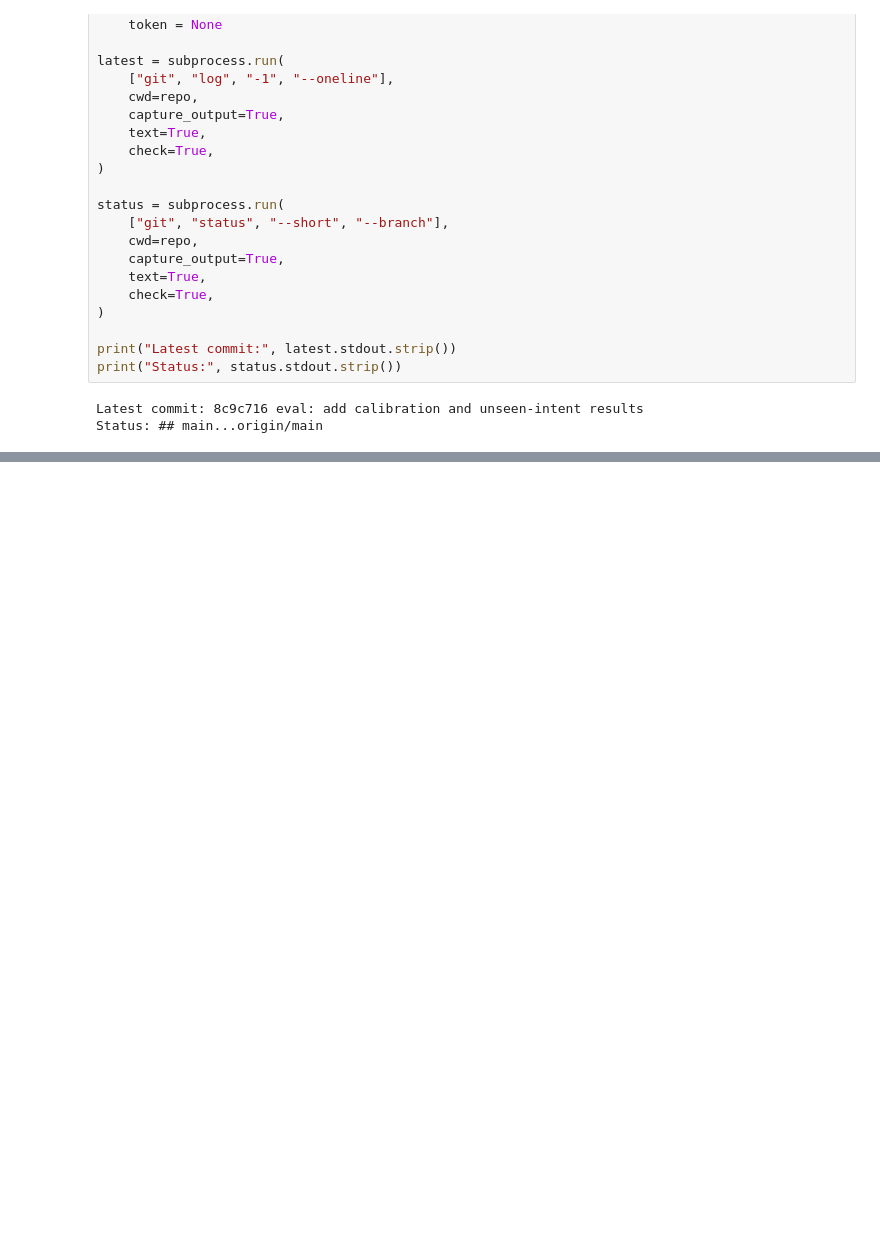
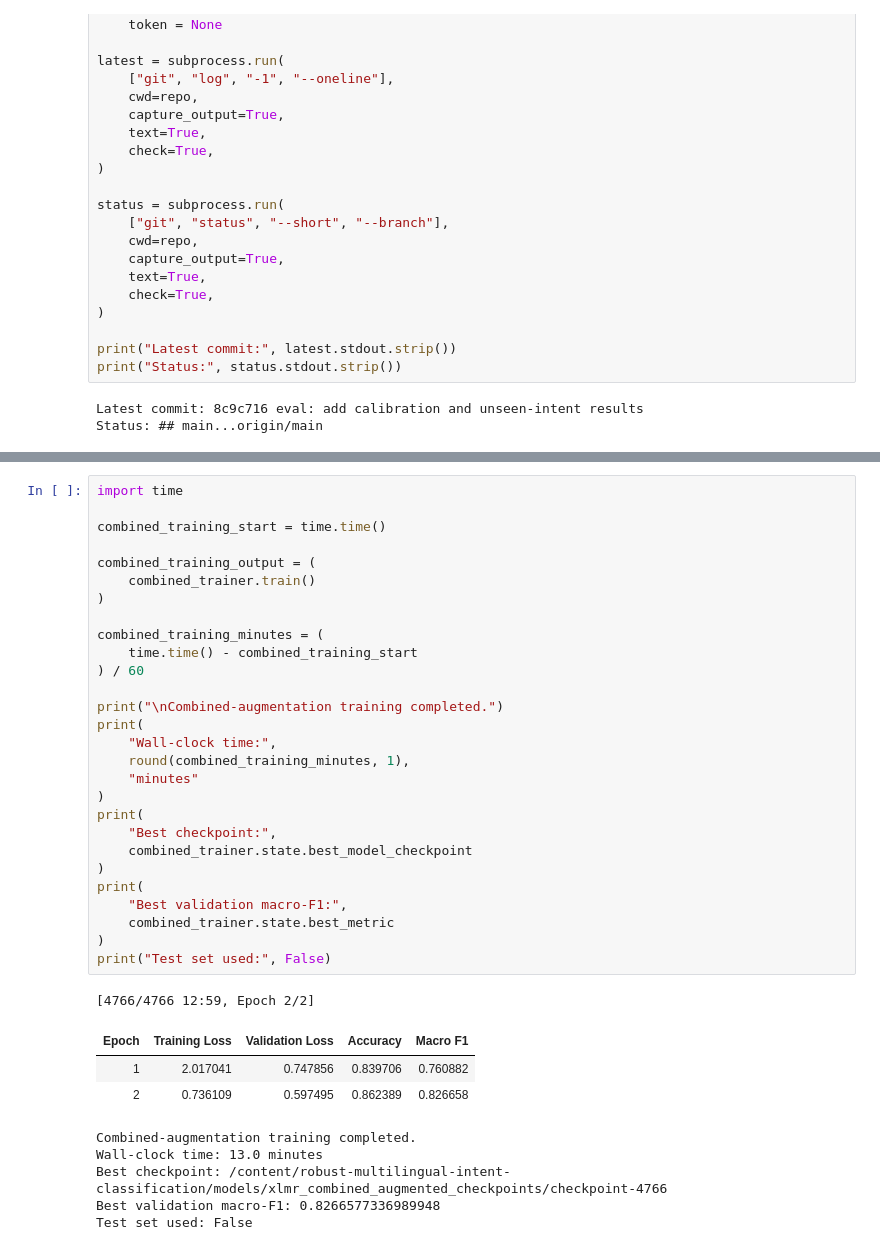
Before and after one commit to sharath7-dev/robust-multilingual-intent-classification, a Jupyter notebook: notebooks/phase1_dataset_verification_tfidf.ipynb, the cells around one changed output, grey strips where cells are left out. Drawn from its saved outputs; the diff is of its cells as text; blank space fills up the shorter version.

Commit message:
notebook: add combined augmentation experiments

```diff
--- a/notebooks/phase1_dataset_verification_tfidf.ipynb
+++ b/notebooks/phase1_dataset_verification_tfidf.ipynb
@@ -7145,0 +7599,38 @@ Status: ## main...origin/main
+# %%
+import time
+
+combined_training_start = time.time()
+
+combined_training_output = (
+    combined_trainer.train()
+)
+
+combined_training_minutes = (
+    time.time() - combined_training_start
+) / 60
+
+print("\nCombined-augmentation training completed.")
+print(
+    "Wall-clock time:",
+    round(combined_training_minutes, 1),
+    "minutes"
+)
+print(
+    "Best checkpoint:",
+    combined_trainer.state.best_model_checkpoint
+)
+print(
+    "Best validation macro-F1:",
+    combined_trainer.state.best_metric
+)
+print("Test set used:", False)
+# %% [output]
+[4766/4766 12:59, Epoch 2/2]
+| Epoch | Training Loss | Validation Loss | Accuracy | Macro F1 |
+| 1 | 2.017041 | 0.747856 | 0.839706 | 0.760882 |
+| 2 | 0.736109 | 0.597495 | 0.862389 | 0.826658 |
+Combined-augmentation training completed.
+Wall-clock time: 13.0 minutes
+Best checkpoint: /content/robust-multilingual-intent-classification/models/xlmr_combined_augmented_checkpoints/checkpoint-4766
+Best validation macro-F1: 0.8266577336989948
+Test set used: False
```
Also changed, not shown: parts of 17 cells of this notebook.
